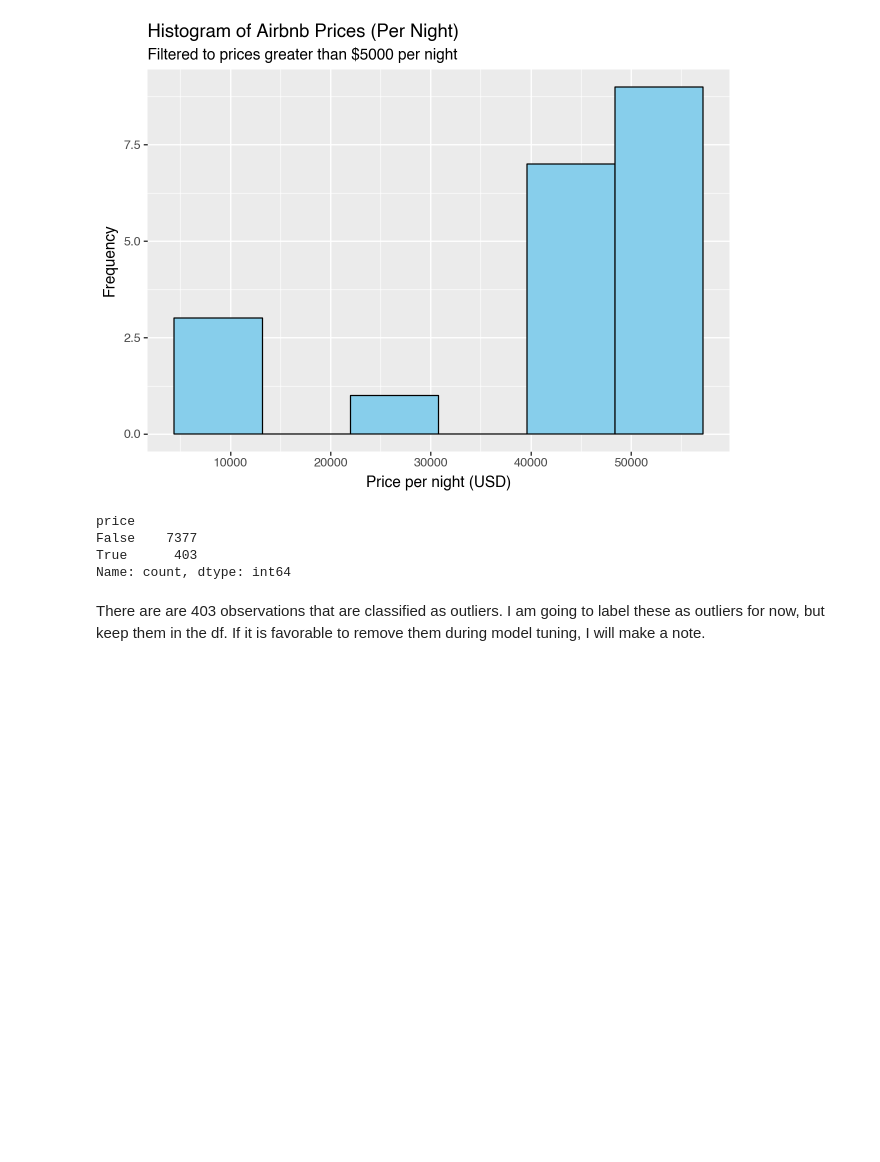
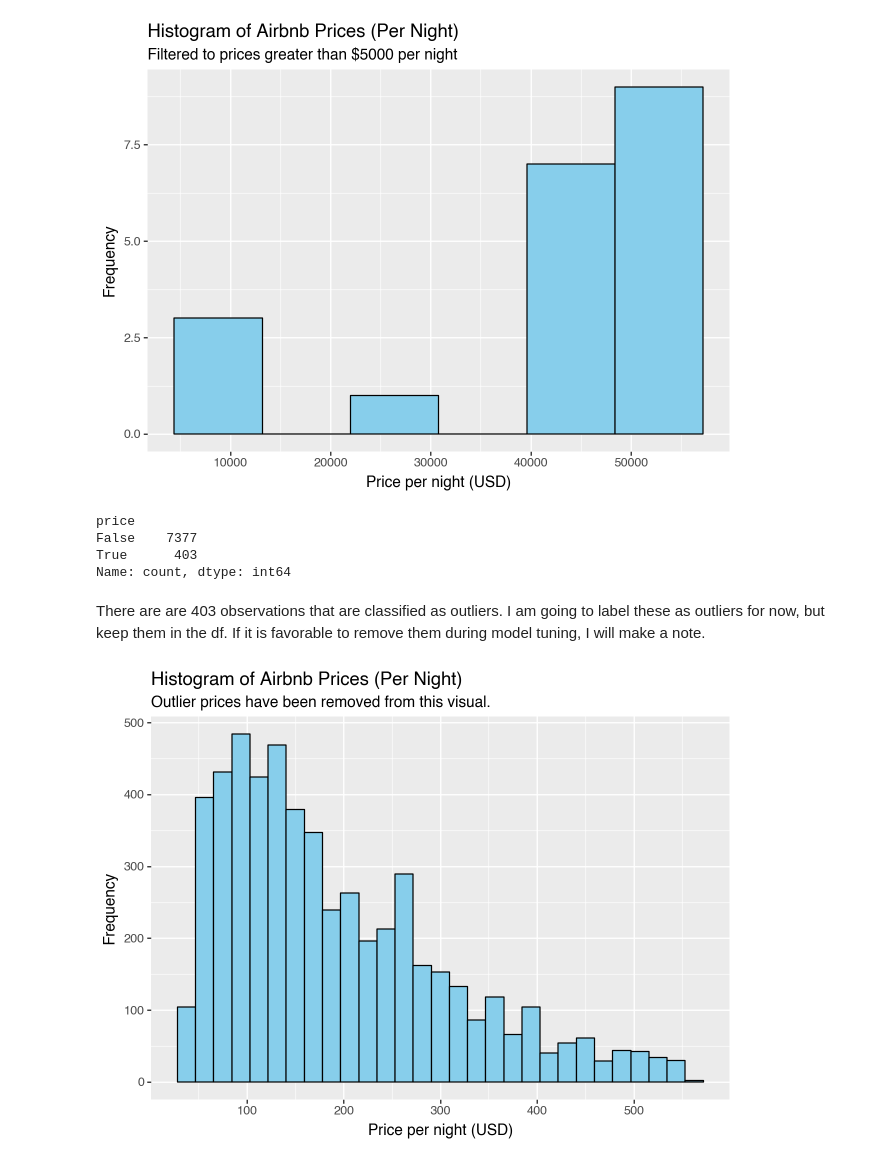
Before and after one commit to matteosaisi/airbnb-pricing-optimization, a Jupyter notebook: notebooks/01_data_exploration.ipynb, the cells around one changed output. Drawn from its saved outputs; the diff is of its cells as text; code cells hidden in the pictures; blank space fills up the shorter version.

Commit message:
added hist without outliers

```diff
--- a/notebooks/01_data_exploration.ipynb
+++ b/notebooks/01_data_exploration.ipynb
@@ -90,3 +90,16 @@ True      403
 Name: count, dtype: int64
 # %% [markdown]
 There are are 403 observations that are classified as outliers. I am going to label these as outliers for now, but keep them in the df. If it is favorable to remove them during model tuning, I will make a note.
+# %%
+# Histogram with outliers removed, for reference
+
+(
+    ggplot(df[df["price"] < upper_bound], mapping = aes(x = "price")) +
+    geom_histogram(color = "black", fill = "skyblue") +
+    labs(title = "Histogram of Airbnb Prices (Per Night)",
+         subtitle = "Outlier prices have been removed from this visual.",
+         x = "Price per night (USD)",
+         y = "Frequency")
+)
+# %% [output]
+[figure, added]
```
